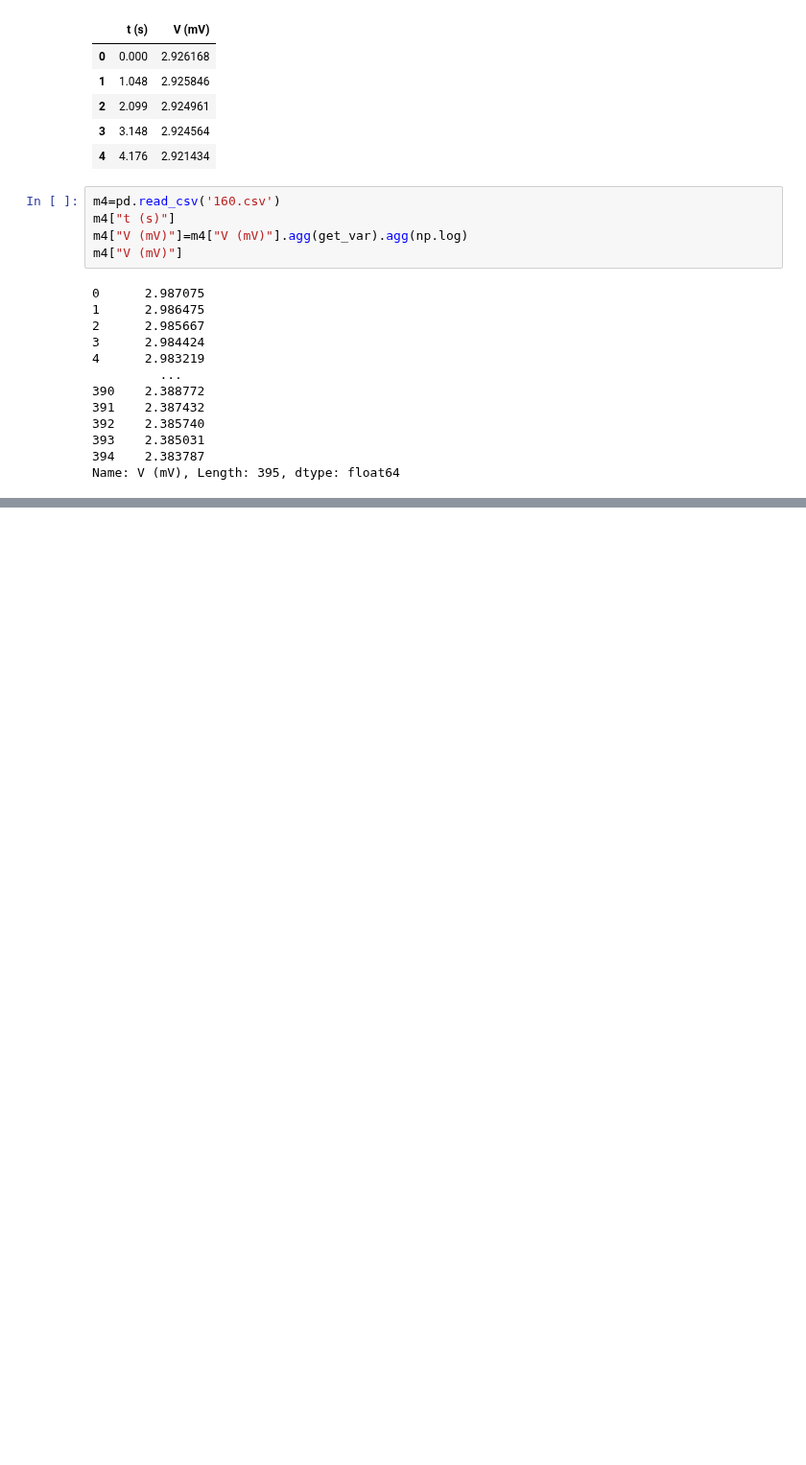
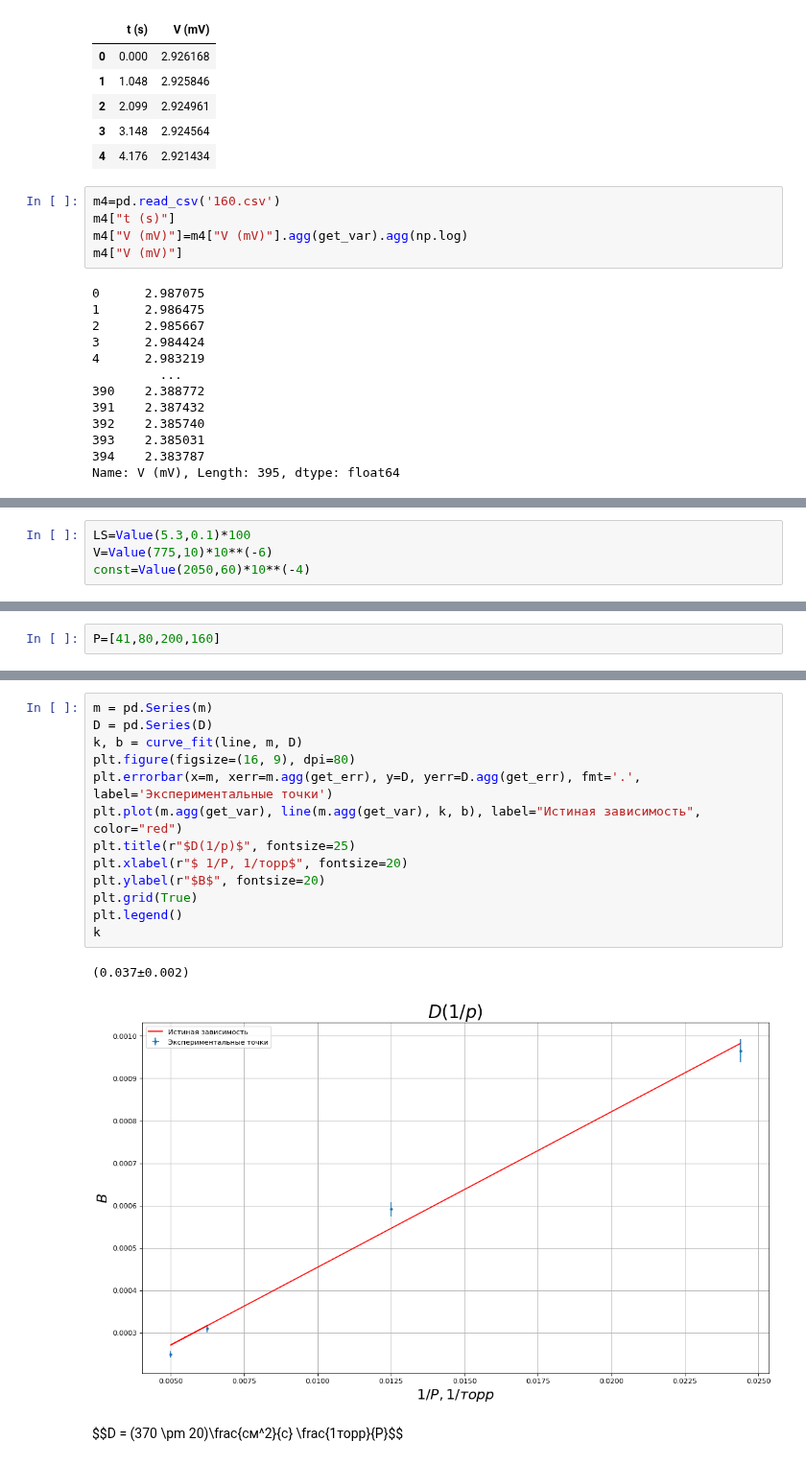
Before and after one commit to skolkovo-bba/labs3, a Jupyter notebook: 2.2.1/2.1.1наша.ipynb, the cells around one changed output, grey strips where cells are left out. Shown at 96% size. Cells and saved outputs as stored; diff of their text form; blank space fills up the shorter version.

```diff
--- a/2.2.1/2.1.1наша.ipynb
+++ b/2.2.1/2.1.1наша.ipynb
@@ -101,0 +124,4 @@ AttributeError: 'function' object has no attribute 'agg'
+# %%
+LS=Value(5.3,0.1)*100
+V=Value(775,10)*10**(-6)
+const=Value(2050,60)*10**(-4)
@@ -101,0 +139,2 @@ AttributeError: 'function' object has no attribute 'agg'
+# %%
+P=[41,80,200,160]
@@ -101,0 +148,18 @@ AttributeError: 'function' object has no attribute 'agg'
+# %%
+m = pd.Series(m)
+D = pd.Series(D)
+k, b = curve_fit(line, m, D)
+plt.figure(figsize=(16, 9), dpi=80)
+plt.errorbar(x=m, xerr=m.agg(get_err), y=D, yerr=D.agg(get_err), fmt='.', label='Экспериментальные точки')
+plt.plot(m.agg(get_var), line(m.agg(get_var), k, b), label="Истиная зависимость", color="red")
+plt.title(r"$D(1/p)$", fontsize=25)
+plt.xlabel(r"$ 1/P, 1/торр$", fontsize=20)
+plt.ylabel(r"$В$", fontsize=20)
+plt.grid(True)
+plt.legend()
+k
+# %% [output]
+(0.037±0.002)
+[figure, added]
+# %% [markdown]
+$$D = (370 \pm 20)\frac{см^2}{с} \frac{1торр}{P}\$$
```
Also changed, not shown: parts of 8 cells of this notebook, 1 other file.
